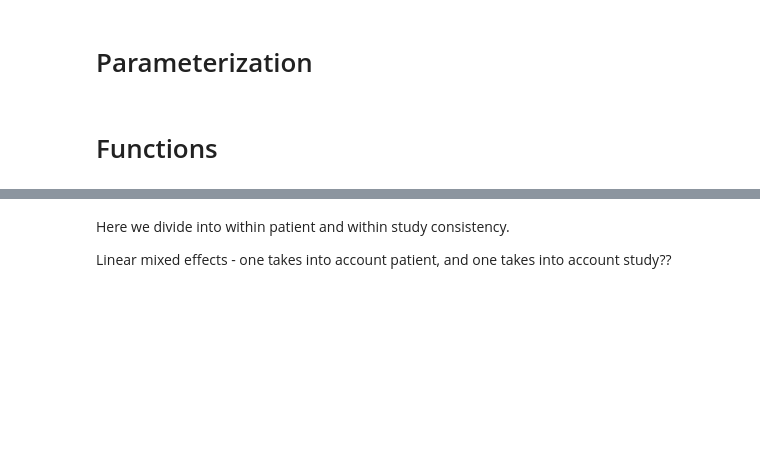
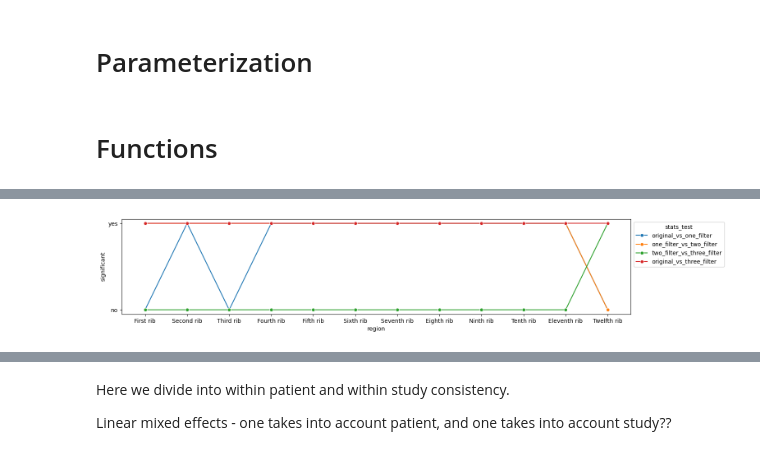
Before and after one commit to deepakri201/neurips_nlst_totalsegmentator, a Jupyter notebook: NeurIPS_Datasets_and_Benchmarks_NLST_TotalSegmentator.ipynb, the cells around one changed output, grey strips where cells are left out. Saved outputs shown, nothing was run; the diff lists cells and outputs as text; code cells hidden in the pictures; blank space fills up the shorter version.

```diff
--- a/NeurIPS_Datasets_and_Benchmarks_NLST_TotalSegmentator.ipynb
+++ b/NeurIPS_Datasets_and_Benchmarks_NLST_TotalSegmentator.ipynb
@@ -489,0 +1103,11 @@ def get_organ_feature_with_segmentation_completeness_and_one_connected_component
+# %%
+df_stats_ribs = pd.DataFrame()
+df_stats_ribs['stats_test'] = stats_test_type_list
+df_stats_ribs['region'] = stats_test_region_list
+df_stats_ribs['p_value'] = stats_test_p_value_list
+df_stats_ribs['significant'] = ["yes" if f<=0.05 else "no" for f in stats_test_p_value_list]
+
+# df_stats_ribs.loc[df_stats_ribs.stats_test=='two_filter_vs_one_filter', 'stats_test'] = 'two_filter_vs_three_filter'
+
+
+df_stats_ribs
@@ -489,0 +1134,10 @@ def get_organ_feature_with_segmentation_completeness_and_one_connected_component
+# %%
+# Plot of the change in if significant or not
+
+plt.figure(figsize=(16,3))
+ax = sns.lineplot(data=df_stats_ribs, x='region', y='significant', hue='stats_test', marker='o')
+sns.move_legend(ax, "upper left", bbox_to_anchor=(1, 1))
+ax.invert_yaxis()
+plt.show()
+# %% [output]
+[figure, added]
```
Also changed, not shown: parts of 170 cells of this notebook.
